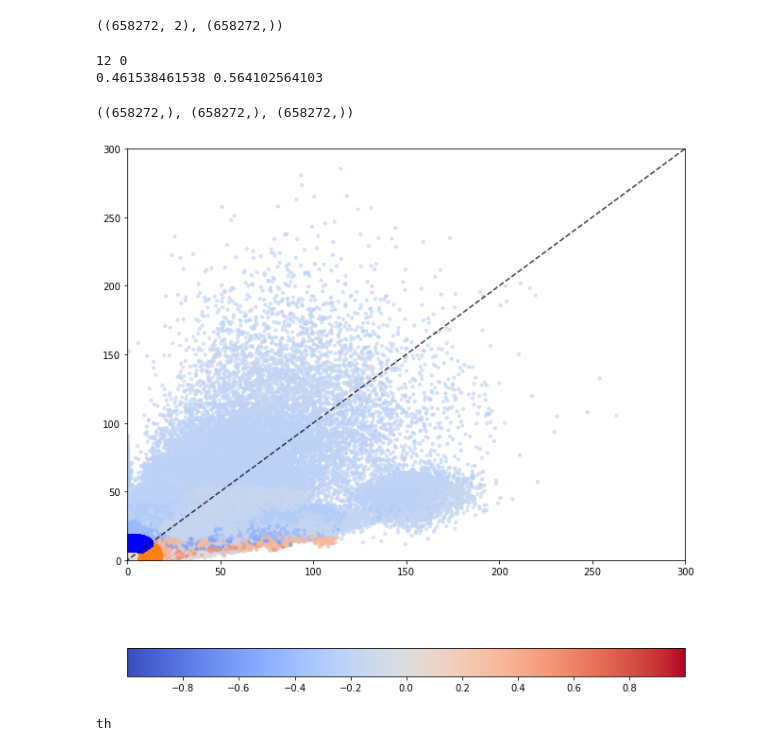
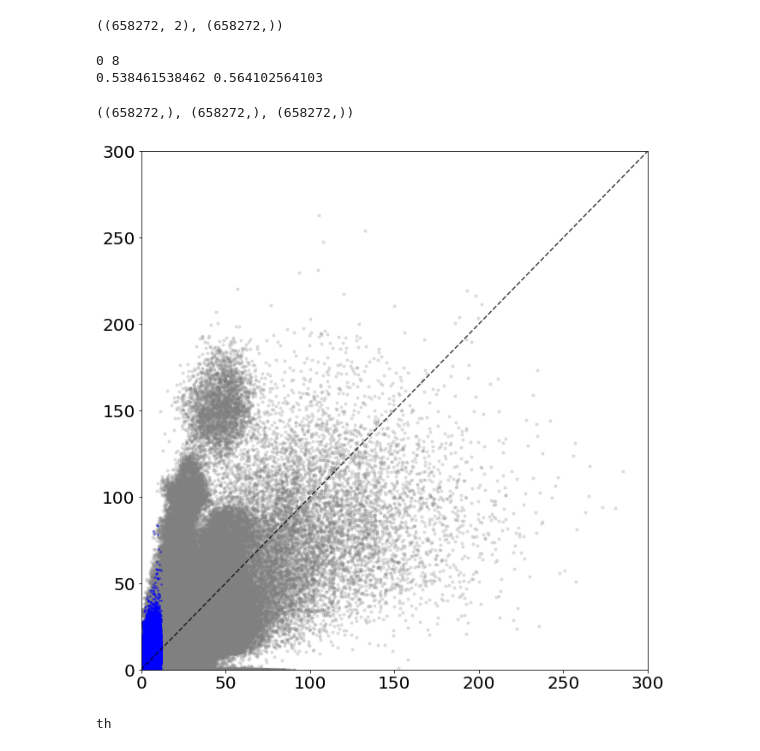
Before and after one commit to SNaGLab/Cognitive-Parcellation, a Jupyter notebook: code/saliency/alexnet_step_2.ipynb, the cells around one changed output. Cells and saved outputs as stored; diff of their text form; code cells hidden in the pictures.

```diff
--- a/code/saliency/alexnet_step_2.ipynb
+++ b/code/saliency/alexnet_step_2.ipynb
@@ -425,37 +424,37 @@ else:
 #from sklearn.cluster import KMeans
 #from sklearn.cluster import SpectralClustering
 from sklearn.cluster import AgglomerativeClustering
-#from sklearn.cluster import Birch
+from sklearn.cluster import Birch
 from sklearn.cluster import DBSCAN
 from sklearn.mixture import GaussianMixture
 #import genieclust
 #import hdbscan
-#import smm
+import smm
 
-j = 16 #Set this value from scree plot!
-method = 'DBSCAN'
+j = 23 #Set this value from scree plot!
+method = 'gmm'
 print(j, len(X_new))
 #clf = hdbscan.HDBSCAN(min_cluster_size=j, gen_min_span_tree=True)
-clf = DBSCAN(eps=3.443)
+#clf = DBSCAN(eps=3.443)
 #clf = KMeans(n_clusters=j)
 #clf= SpectralClustering(n_clusters=j,random_state=143)
-#clf =  AgglomerativeClustering(n_clusters=j, linkage='ward')
+#clf =  AgglomerativeClustering(n_clusters=j, linkage='single')
 #clf = Birch(branching_factor=50, n_clusters=j, threshold=0.5,compute_labels=True)
-#clf = GaussianMixture(n_components=j, covariance_type='full',max_iter=1000)
+clf = GaussianMixture(n_components=j, covariance_type='full',max_iter=1000, random_state=42)
 #clf= genieclust.genie.Genie(n_clusters=j)
 #clf= smm.SMM(n_components=j, covariance_type='full', tol=1e-12,min_covar=1e-6, n_iter=1000, n_init=1, params='wmcd', init_params='wmcd')
-#temp = clf.fit(X_new)
-#y_pred = clf.predict(X_new)
-y_pred = clf.fit_predict(X_new)
+temp = clf.fit(X_new)
+y_pred = clf.predict(X_new)
+#y_pred = clf.fit_predict(X_new)
 print(set(y_pred))
 
 for label in set(y_pred):
     print('Cluster: ',j,'Label: ', label)
 
     #Lesioning and measuring performance
-    pred = clf.fit_predict(X_new)
+    #pred = clf.fit_predict(X_new)
     #temp = clf.fit(X_new)
-    #pred = clf.predict(X_new)
+    pred = clf.predict(X_new)
     loc = np.where(pred==label)
     loc_temp = kmeans.predict(X_new[loc[0]])
     loc_new =[]
@@ -617,8 +614,8 @@ ana = int(result.values().index(max(result.values())))
 ina = int(result.values().index(min(result.values())))
 print result[ana], -1*(result[ina])
 # %% [output]
-12 0
-0.461538461538 0.564102564103
+0 8
+0.538461538462 0.564102564103
 # %%
 spax = []
 spay = []
@@ -695,37 +692,41 @@ def confidence_ellipse(x, y, ax, n_std=3.0, facecolor='none', **kwargs):
 # %%
 #Density Plot for Animate/Inanimate
 
 print(x.shape,y.shape,z.shape)
 fig, ax = plt.subplots(figsize=(9,9))
-cs = ax.scatter( x,y, s=10,c=z,cmap='coolwarm',vmin=-1, vmax=1,alpha=0.6)
+cs =  ax.scatter( y,x, s=10,c='grey', alpha=0.2)
+#cs = ax.scatter( x,y, s=10,c=z,cmap='coolwarm',vmin=-1, vmax=1,alpha=0.6)
 #confidence_ellipse(spax, spay, ax, edgecolor='red',n_std=3)
 #confidence_ellipse(spix, spiy, ax, edgecolor='blue',n_std=3)
 #plt.tricontour(x, y, z,cmap='coolwarm')
 
 m = plt.cm.ScalarMappable(cmap='coolwarm')
 m.set_array(x)
 m.set_clim(-1., 1.)
-plt.colorbar(m, boundaries=np.linspace(-1.,1., len(x)),orientation='horizontal')
+#plt.colorbar(m, boundaries=np.linspace(-1.,1., len(x)),orientation='horizontal')
 
 lims = [
     np.min([ax.get_xlim(), ax.get_ylim()]),  # min of both axes
     np.max([ax.get_xlim(), ax.get_ylim()]),  # max of both axes
 ]
-#ax.scatter(spax,spay,c='C1')
-#ax.scatter(spix,spiy,c='b')
-ax.scatter(X_ana[:,0],X_ana[:,1],c='C1')
-ax.scatter(X_ina[:,0],X_ina[:,1],c='b')
+#ax.scatter(spiy,spix,c='C1',s=3, alpha=0.4)
+ax.scatter(spay,spax,c='b',s=3, alpha=0.4)
+#ax.scatter(X_ana[:,0],X_ana[:,1],c='b')
+#ax.scatter(X_ina[:,0],X_ina[:,1],c='C1')
 ax.plot(lims, lims, 'k--', alpha=0.75)
 plt.xlim([0,300])
 plt.ylim([0,300])
 #plt.xlabel('Animate')
 #plt.ylabel('Inanimate')
 #plt.title('Performance Impact - Scatter plot')
-fig.tight_layout()
-plt.savefig('../../results/'+str(method)+'_results_density.png', format='png',dpi=500)
+plt.tight_layout()
+# We change the fontsize of minor ticks label
+ax.tick_params(axis='both', which='major', labelsize=20)
+ax.tick_params(axis='both', which='minor', labelsize=20)
+plt.savefig('../../results/'+str(method)+'_aresults_density.png', format='png',dpi=500, bbox_inches = "tight")
 # %% [output]
 ((658272,), (658272,), (658272,))
-[figure, old version]
+[figure, new version]
 # %%
 import gc
 #keras.backend.clear_session()
```
Also changed, not shown: parts of 12 cells of this notebook, 18 other files.
